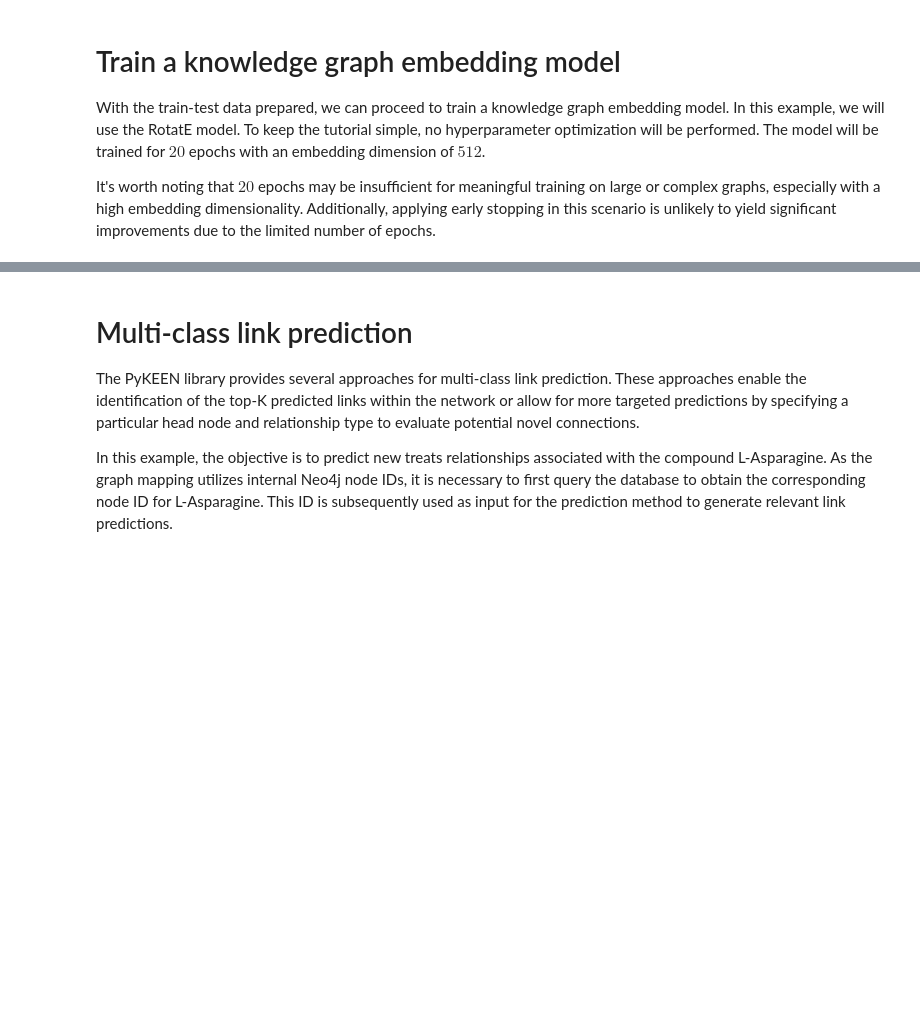
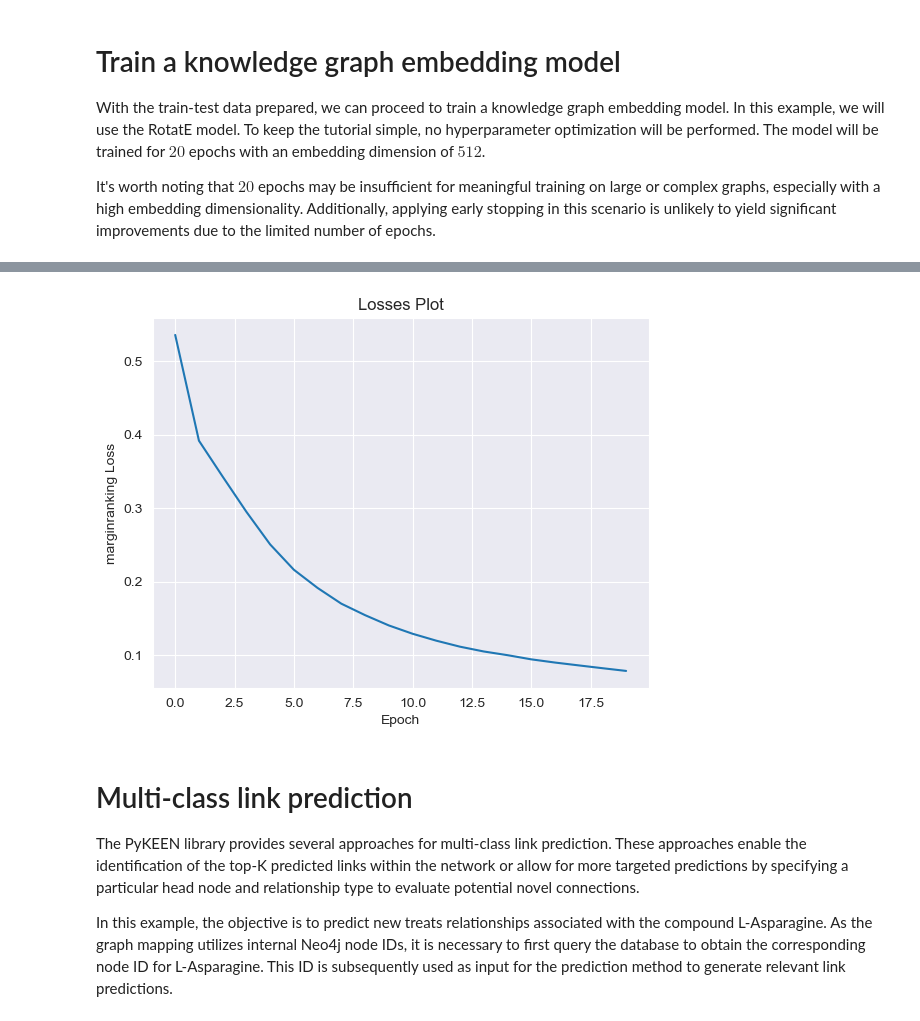
Before and after one commit to willfliaw/APM_5AI29_TP, a Jupyter notebook: Project/Midterm/Main/KGC - Pykeen and Neo4j.ipynb, the cells around one changed output, grey strips where cells are left out. Saved outputs shown, nothing was run; the diff lists cells and outputs as text; code cells hidden in the pictures; blank space fills up the shorter version.

```diff
--- a/Project/Midterm/Main/KGC - Pykeen and Neo4j.ipynb
+++ b/Project/Midterm/Main/KGC - Pykeen and Neo4j.ipynb
@@ -189,7 +206,7 @@ result = pipeline(
     model="RotatE",
     stopper="early",
     epochs=20,
-    dimensions=512,
+    dimensions=128,
     random_seed=420,
 )
 # %% [output]
@@ -202,0 +220,3 @@ INFO:pykeen.evaluation.evaluator:Evaluation took 475.75s seconds
+# %%
+result.plot_losses()
+# %% [output]
@@ -203,3 +224,4 @@ INFO:pykeen.evaluation.evaluator:Evaluation took 475.75s seconds
+[figure, added]
 # %% [markdown]
 # Multi-class link prediction
 
```
Also changed, not shown: parts of 11 cells of this notebook, 3 other files.
